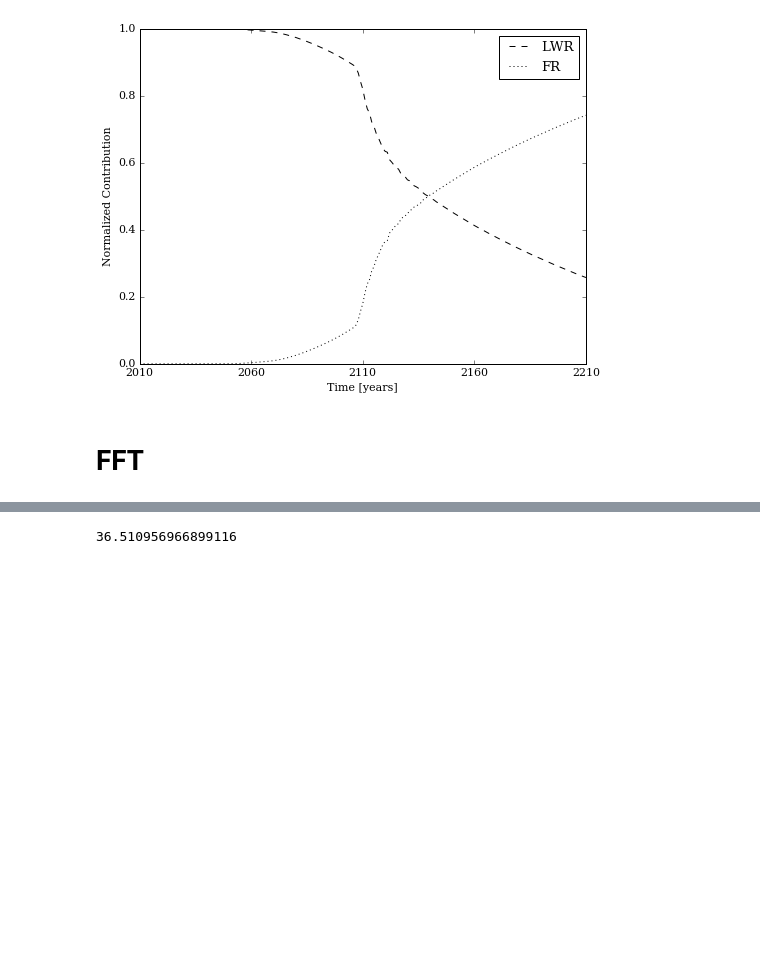
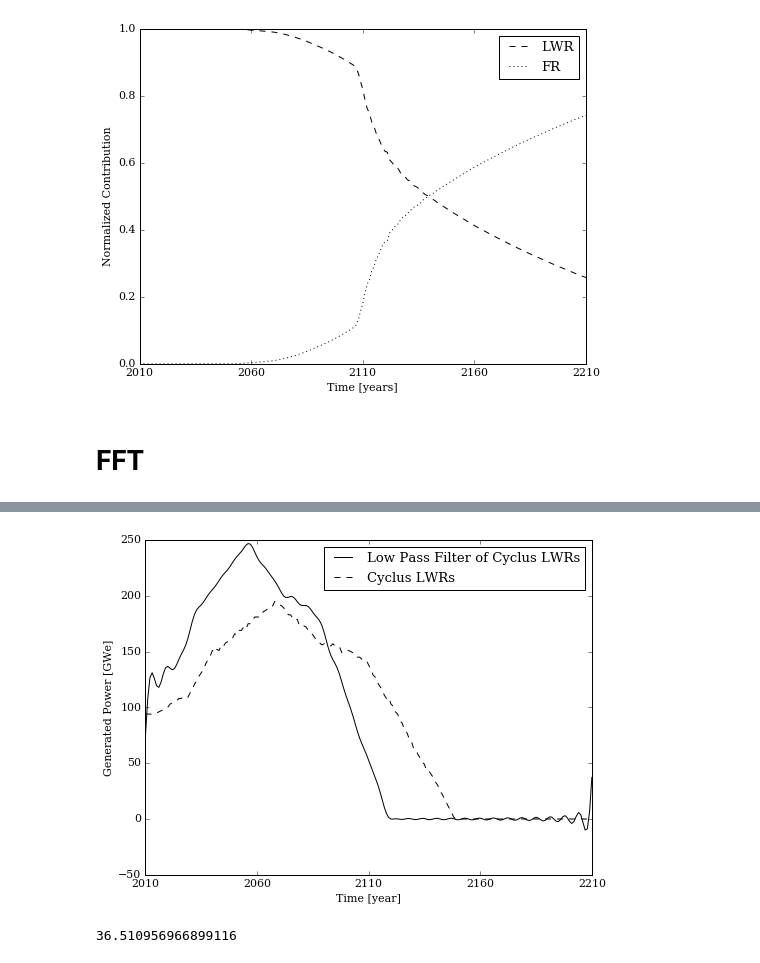
Before and after one commit to scopatz/fc-bench-method, a Jupyter notebook: methodology.ipynb, the cells around one changed output, grey strips where cells are left out. Cells and saved outputs as stored; diff of their text form; code cells hidden in the pictures; blank space fills up the shorter version.

```diff
--- a/methodology.ipynb
+++ b/methodology.ipynb
@@ -429,3 +435,7 @@ plt.savefig(fname + '.eps')
+# %%
+do_fft(gwe_lwr_sim1, fname='fft-lwr-cyclus', label='Cyclus LWRs')
+# %% [output]
+[figure, added]
 # %%
 low_pass[-1]
 # %% [output]
```
Also changed, not shown: parts of 4 cells of this notebook, 3 other files.
